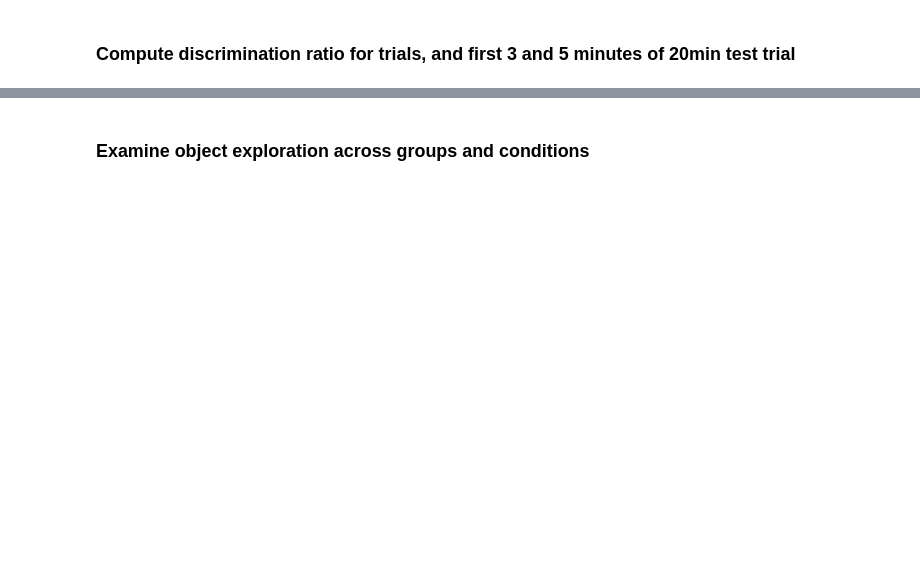
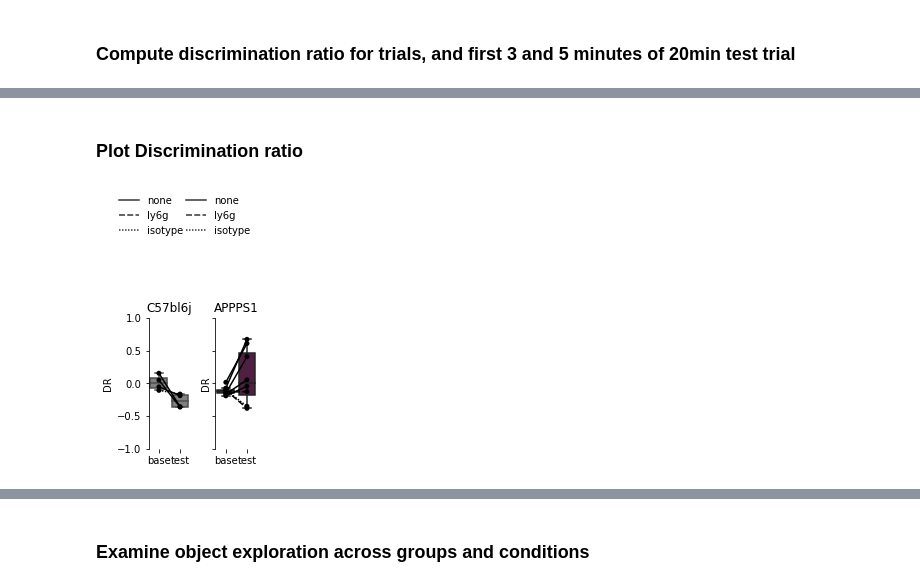
Before and after one commit to lolaBerkowitz/SNLab_ephys, a Jupyter notebook: behavior/process_behavior_coding_output.ipynb, the cells around one changed output, grey strips where cells are left out. Drawn from its saved outputs; the diff is of its cells as text; code cells hidden in the pictures; blank space fills up the shorter version.

```diff
--- a/behavior/process_behavior_coding_output.ipynb
+++ b/behavior/process_behavior_coding_output.ipynb
@@ -158,0 +140,60 @@ Index(['file', 'subid', 'exposure', 'genotype', 'vidname', 'condition',
+# %% [markdown]
+### Plot Discrimination ratio
+# %%
+import seaborn as sns
+
+group_colors = {"C57bl6j": "gray", "APPPS1": "#581845"}
+sns.set_palette(sns.color_palette(group_colors.values()))
+
+fig, ax = plt.subplots(1,2,
+    figsize=functions.set_size("thesis", fraction=.33, subplots=(2, 1)), edgecolor=None,sharey=True
+)
+fig.subplots_adjust(wspace=0.6)
+ax = ax.ravel()
+group = df_processed.genotype.unique()
+for i , g in enumerate(group):
+    sns.boxplot(
+        y="DR",
+        x="condition",
+        data=df_met[df_met.genotype == g],
+        color = group_colors[g],
+        showfliers=False,
+        ax=ax[i],
+    )
+    sns.stripplot(
+        y="DR",
+        x="condition",
+        data=df_met[df_met.genotype == g],
+        color="k",
+        jitter=False,
+        size=5,
+        ax=ax[i],
+    )
+    sns.lineplot(
+        y="DR",
+        x="condition",
+        data=df_met[df_met.genotype == g],
+        units="basename",
+        estimator=None,
+        color="k",
+        legend=True,
+        style="treatment",
+        style_order=["none", "ly6g","isotype"],
+        ax=ax[i],
+        zorder = 1000,
+    )
+    sns.despine(bottom=True)
+
+    ax[i].set_title(g)
+    ax[i].set_xticklabels(['base','test'])
+    ax[i].set_xlabel('')
+
+    ax[i].legend(bbox_to_anchor=(1.05, 2), loc=1,frameon=False)
+
+
+ax[0].set_ylim(-1,1)
+
+plt.savefig(save_path + "DR_boxplot.pdf",
+            dpi=300, bbox_inches='tight')
+# %% [output]
+[figure, added]
```
Also changed, not shown: parts of 21 cells of this notebook.
